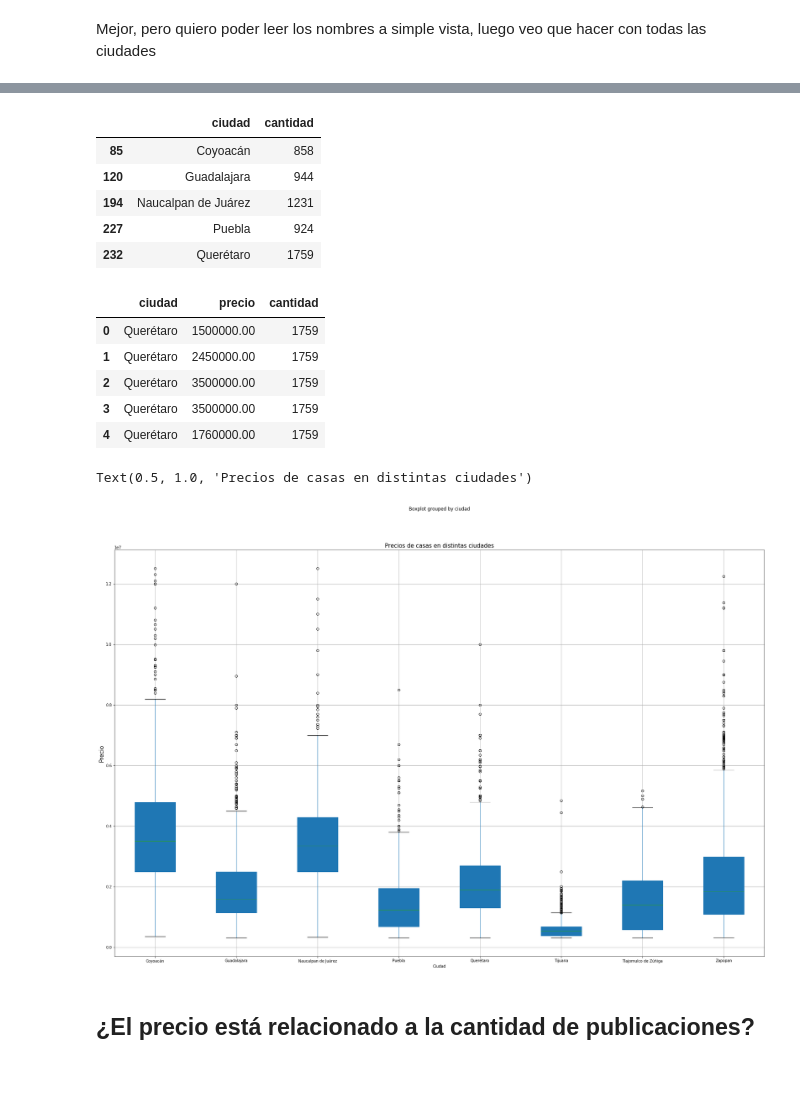
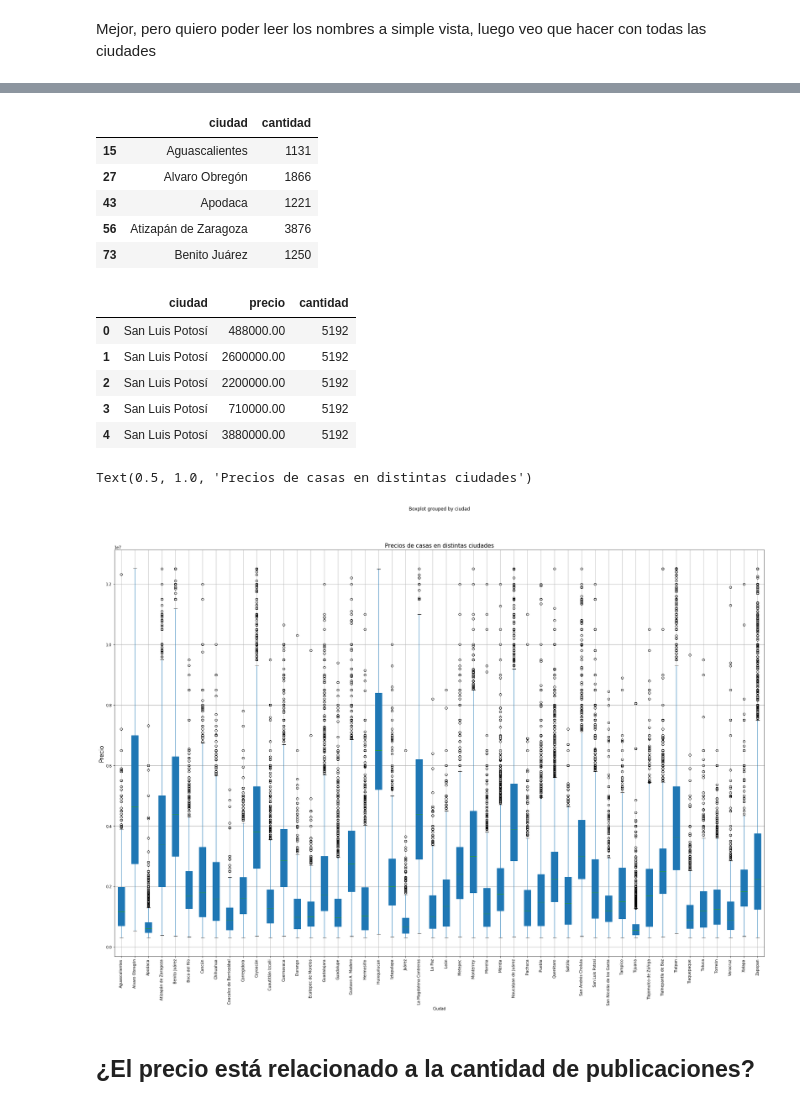
Before and after one commit to gdbien/9558-Organizacion-de-Datos, a Jupyter notebook: TP1/Lucas/HousesAnalysis.ipynb, the cells around one changed output, grey strips where cells are left out. Saved outputs shown, nothing was run; the diff lists cells and outputs as text; code cells hidden in the pictures; blank space fills up the shorter version.

Commit message:
Added more graphs comparing houses's attributes, now grouped by cities
Signed-off-by: otlucas <lucas.otero@despegar.com>

```diff
--- a/TP1/Lucas/HousesAnalysis.ipynb
+++ b/TP1/Lucas/HousesAnalysis.ipynb
@@ -64,4 +67,2 @@ Voy a ver si encuentro algun atributo donde haya cantidades parejas, y ver si ha
 ### Voy a probar filtrando y agrupando por las distintas caracteristicas comparando entre casas
-# %%
-casas = casas.dropna()
 # %% [markdown]
@@ -223,29 +388,29 @@ ciudadPrecioCantidadGroup = ciudadPrecioCantidadGroup.loc[groupCiudadCant["canti
 ciudadPrecioCantidadGroup.head()
 # %% [output]
 |  | ciudad | cantidad |
-| 85 | Coyoacán | 858 |
-| 120 | Guadalajara | 944 |
-| 194 | Naucalpan de Juárez | 1231 |
-| 227 | Puebla | 924 |
-| 232 | Querétaro | 1759 |
+| 15 | Aguascalientes | 1131 |
+| 27 | Alvaro Obregón | 1866 |
+| 43 | Apodaca | 1221 |
+| 56 | Atizapán de Zaragoza | 3876 |
+| 73 | Benito Juárez | 1250 |
 # %%
 CasaPrecioCiudadCantidad = casaPrecioCiudad.merge(ciudadPrecioCantidadGroup, how="right", on = "ciudad")
 display(CasaPrecioCiudadCantidad.head())
 # %% [output]
 |  | ciudad | precio | cantidad |
-| 0 | Querétaro | 1500000.00 | 1759 |
-| 1 | Querétaro | 2450000.00 | 1759 |
-| 2 | Querétaro | 3500000.00 | 1759 |
-| 3 | Querétaro | 3500000.00 | 1759 |
-| 4 | Querétaro | 1760000.00 | 1759 |
+| 0 | San Luis Potosí | 488000.00 | 5192 |
+| 1 | San Luis Potosí | 2600000.00 | 5192 |
+| 2 | San Luis Potosí | 2200000.00 | 5192 |
+| 3 | San Luis Potosí | 710000.00 | 5192 |
+| 4 | San Luis Potosí | 3880000.00 | 5192 |
 # %%
-casaPrecioCiudadBoxPlot = CasaPrecioCiudadCantidad.boxplot(column=["precio"],rot = 0, patch_artist=True, figsize=(30,20), by=["ciudad"])
+casaPrecioCiudadBoxPlot = CasaPrecioCiudadCantidad.boxplot(column=["precio"],rot = 90, patch_artist=True, figsize=(30,20), by=["ciudad"])
 casaPrecioCiudadBoxPlot.set_xlabel("Ciudad")
 casaPrecioCiudadBoxPlot.set_ylabel("Precio", fontsize=15)
 casaPrecioCiudadBoxPlot.set_title("Precios de casas en distintas ciudades", fontsize=15)
 # %% [output]
 Text(0.5, 1.0, 'Precios de casas en distintas ciudades')
-[figure, old version]
+[figure, new version]
 # %% [markdown]
 ## ¿El precio está relacionado a la cantidad de publicaciones?
 # %%
```
Also changed, not shown: parts of 49 cells of this notebook.
